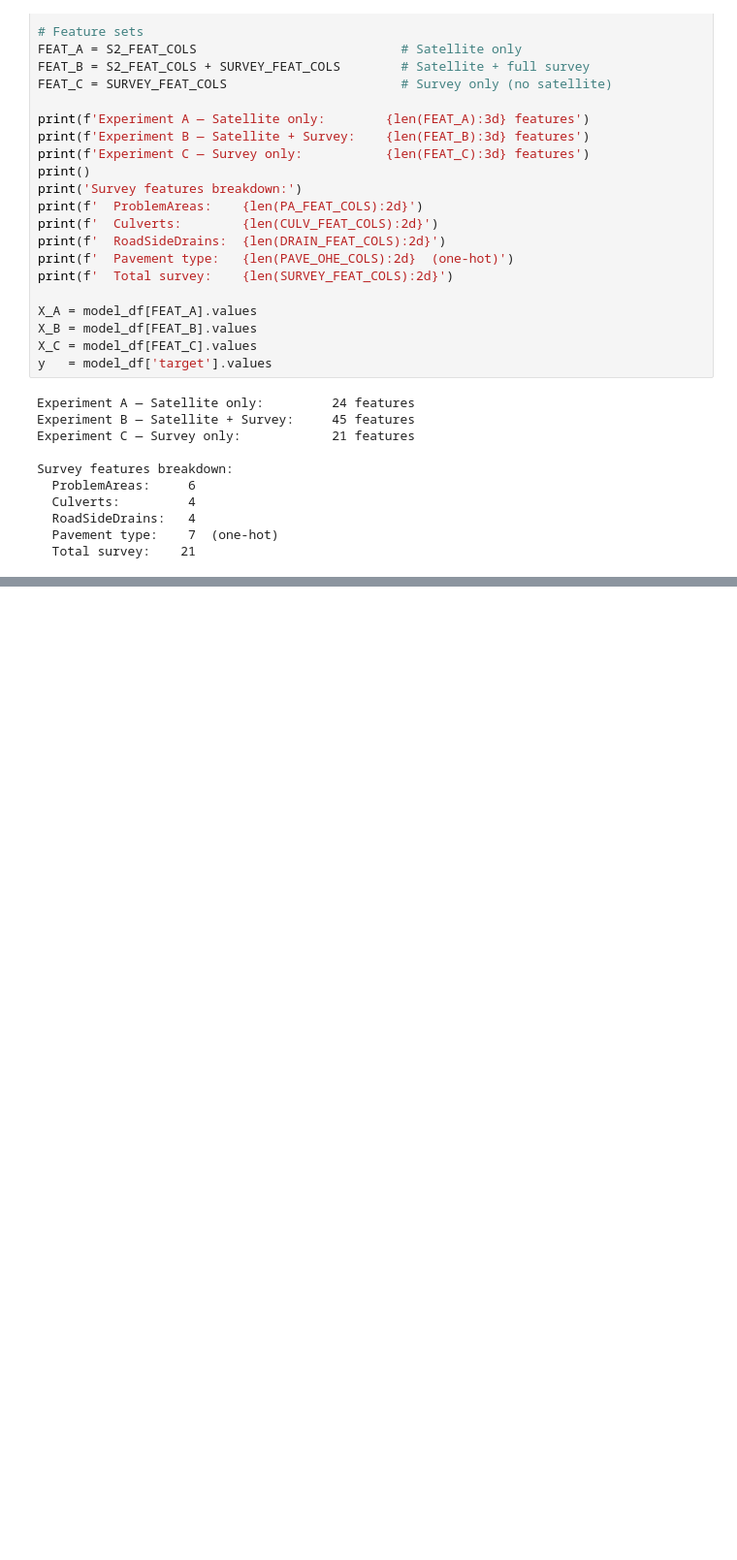
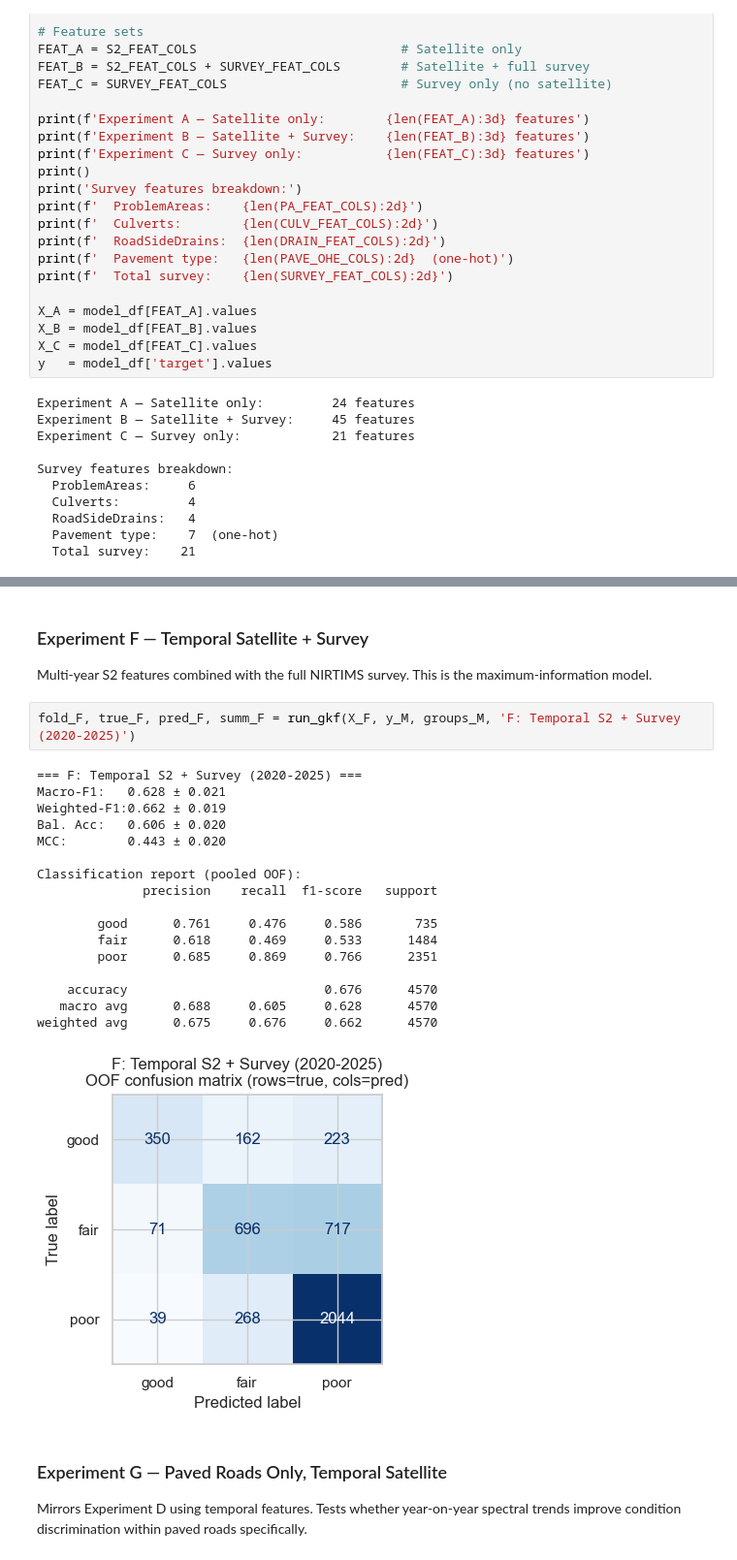
Before and after one commit to tsl-imperial/Sentinel-FYP, a Jupyter notebook: notebooks/nigeria_model.ipynb, the cells around one changed output, grey strips where cells are left out. Shown at 97% size. Cells and saved outputs as stored; diff of their text form; blank space fills up the shorter version.

```diff
--- a/notebooks/nigeria_model.ipynb
+++ b/notebooks/nigeria_model.ipynb
@@ -739,0 +1112,31 @@ poor  good     69
+# %% [markdown]
+### Experiment F — Temporal Satellite + Survey
+
+Multi-year S2 features combined with the full NIRTIMS survey.
+ This is the maximum-information model.
+# %%
+fold_F, true_F, pred_F, summ_F = run_gkf(X_F, y_M, groups_M, 'F: Temporal S2 + Survey (2020-2025)')
+# %% [output]
+=== F: Temporal S2 + Survey (2020-2025) ===
+Macro-F1:   0.628 ± 0.021
+Weighted-F1:0.662 ± 0.019
+Bal. Acc:   0.606 ± 0.020
+MCC:        0.443 ± 0.020
+
+Classification report (pooled OOF):
+              precision    recall  f1-score   support
+
+        good      0.761     0.476     0.586       735
+        fair      0.618     0.469     0.533      1484
+        poor      0.685     0.869     0.766      2351
+
+    accuracy                          0.676      4570
+   macro avg      0.688     0.605     0.628      4570
+weighted avg      0.675     0.676     0.662      4570
+[figure, added]
+# %% [markdown]
+### Experiment G — Paved Roads Only, Temporal Satellite
+
+Mirrors Experiment D using temporal features.
+ Tests whether year-on-year spectral trends improve condition discrimination
+ within paved roads specifically.
```
Also changed, not shown: parts of 66 cells of this notebook, 21 other files.
